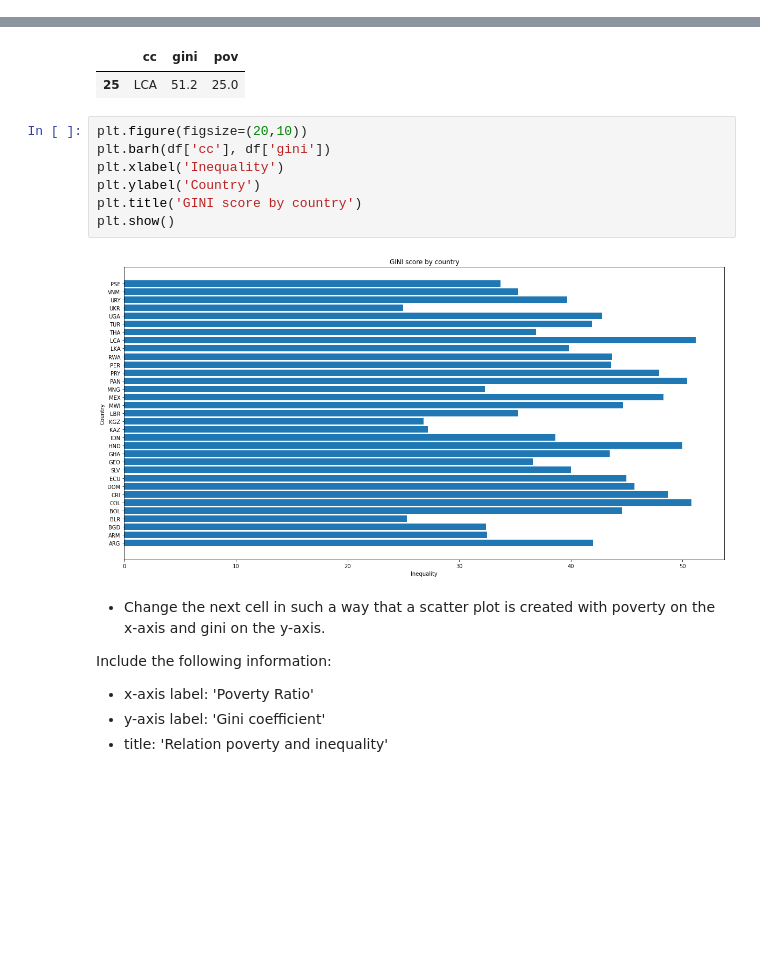
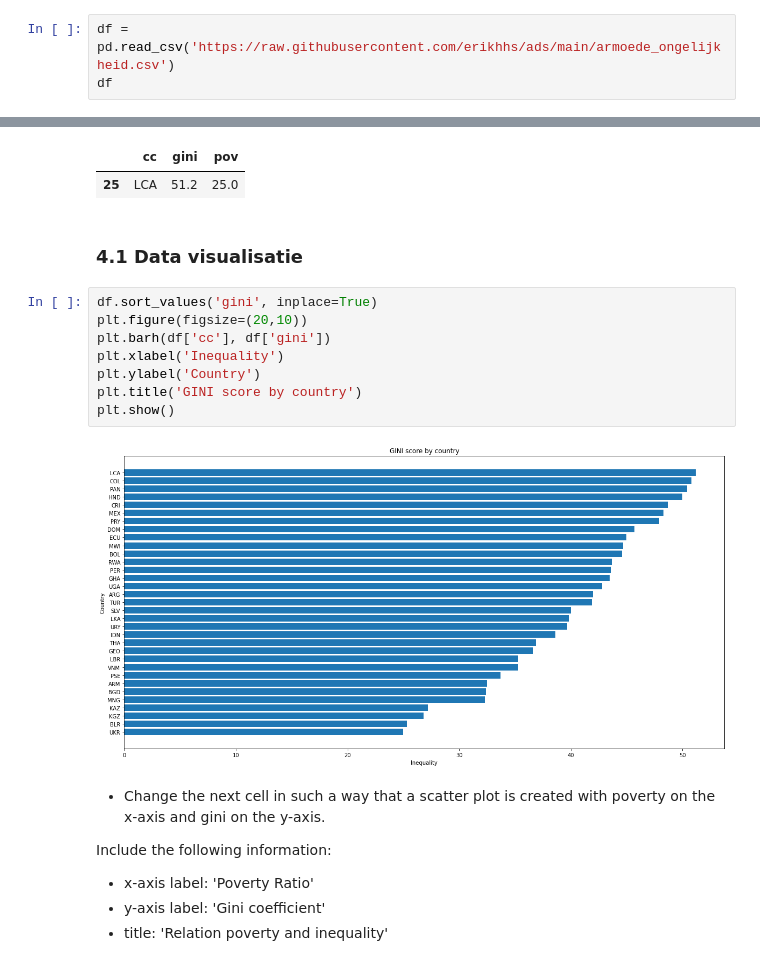
Before and after one commit to erikhhs/ads, a Jupyter notebook: Proefstuderen_programming.ipynb, the cells around one changed output, grey strips where cells are left out. Saved outputs shown, nothing was run; the diff lists cells and outputs as text; blank space fills up the shorter version.

```diff
--- a/Proefstuderen_programming.ipynb
+++ b/Proefstuderen_programming.ipynb
@@ -170,0 +98,3 @@ df.to_csv('armoede_ongelijkheid.csv', index = False)
+# %%
+df = pd.read_csv('https://raw.githubusercontent.com/erikhhs/ads/main/armoede_ongelijkheid.csv')
+df
@@ -192,15 +152,18 @@ country_max_g
 51.2
 |  | cc | gini | pov |
 | 25 | LCA | 51.2 | 25.0 |
+# %% [markdown]
+### 4.1 Data visualisatie
 # %%
+df.sort_values('gini', inplace=True)
 plt.figure(figsize=(20,10))
 plt.barh(df['cc'], df['gini'])
 plt.xlabel('Inequality')
 plt.ylabel('Country')
 plt.title('GINI score by country')
 plt.show()
 # %% [output]
-[figure, old version]
+[figure, new version]
 # %% [markdown]
 - Change the next cell in such a way that a scatter plot is created with poverty on the x-axis and gini on the y-axis.
 
```
Also changed, not shown: parts of 7 cells of this notebook.
